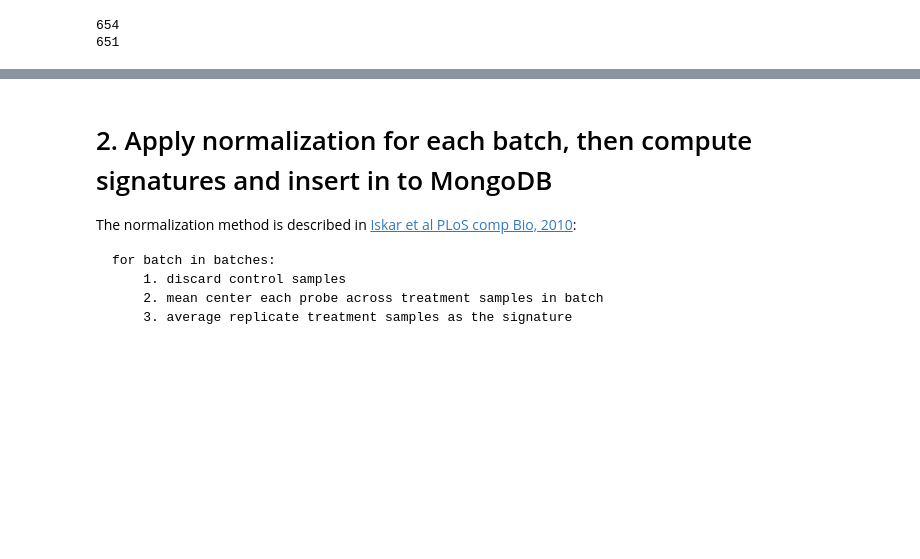
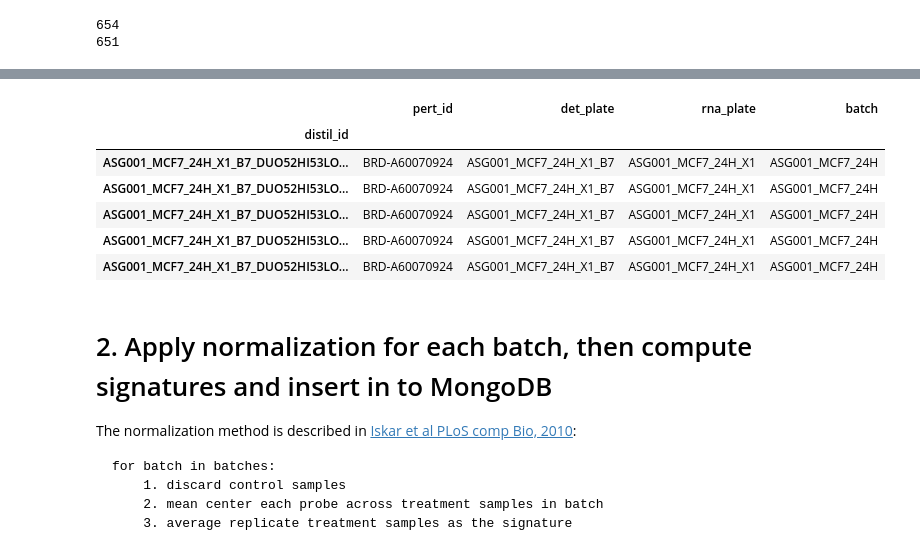
Before and after one commit to MaayanLab/L1000FWD, a Jupyter notebook: notebooks/Reprocess_L1000_Level3_mean_center.ipynb, the cells around one changed output, grey strips where cells are left out. Cells and saved outputs as stored; diff of their text form; code cells hidden in the pictures; blank space fills up the shorter version.

```diff
--- a/notebooks/Reprocess_L1000_Level3_mean_center.ipynb
+++ b/notebooks/Reprocess_L1000_Level3_mean_center.ipynb
@@ -189,3 +165,15 @@ print sig_meta_df['batch'].nunique()
 # %% [output]
 654
 651
+# %%
+# Get all the distil_ids
+COLL_INST = DB['instinfo']
+cur = COLL_INST.find({'pert_type': {'$in' : ['trt_cp', 'trt_poscon']}},
+                     {'_id':False,
+                      'distil_id':True,
+                      'pert_id':True,
+                     })
+
+distil_df = pd.DataFrame([doc for doc in cur]).set_index('distil_id')
+print distil_df.shape
+distil_df.head()
@@ -192,3 +189,25 @@ print sig_meta_df['batch'].nunique()
+# %%
+def distil_id_to_rna_plate(did):
+    return '_'.join(did.split('_')[:4])
+
+def distil_id_to_batch(did):
+    return '_'.join(did.split('_')[:3])
+
+def distil_id_to_det_plate(did):
+    return '_'.join(did.split('_')[:5])
+
+distil_df['det_plate'] = distil_df.index.map(distil_id_to_det_plate)
+distil_df['rna_plate'] = distil_df.index.map(distil_id_to_rna_plate)
+distil_df['batch'] = distil_df.index.map(distil_id_to_batch)
+distil_df.head()
+# %% [output]
+|  | pert_id | det_plate | rna_plate | batch |
+| distil_id |  |  |  |  |
+| ASG001_MCF7_24H_X1_B7_DUO52HI53LO... | BRD-A60070924 | ASG001_MCF7_24H_X1_B7 | ASG001_MCF7_24H_X1 | ASG001_MCF7_24H |
+| ASG001_MCF7_24H_X1_B7_DUO52HI53LO... | BRD-A60070924 | ASG001_MCF7_24H_X1_B7 | ASG001_MCF7_24H_X1 | ASG001_MCF7_24H |
+| ASG001_MCF7_24H_X1_B7_DUO52HI53LO... | BRD-A60070924 | ASG001_MCF7_24H_X1_B7 | ASG001_MCF7_24H_X1 | ASG001_MCF7_24H |
+| ASG001_MCF7_24H_X1_B7_DUO52HI53LO... | BRD-A60070924 | ASG001_MCF7_24H_X1_B7 | ASG001_MCF7_24H_X1 | ASG001_MCF7_24H |
+| ASG001_MCF7_24H_X1_B7_DUO52HI53LO... | BRD-A60070924 | ASG001_MCF7_24H_X1_B7 | ASG001_MCF7_24H_X1 | ASG001_MCF7_24H |
 # %% [markdown]
 # 2. Apply normalization for each batch, then compute signatures and insert in to MongoDB
 
```
Also changed, not shown: parts of 42 cells of this notebook, 1 other file.
